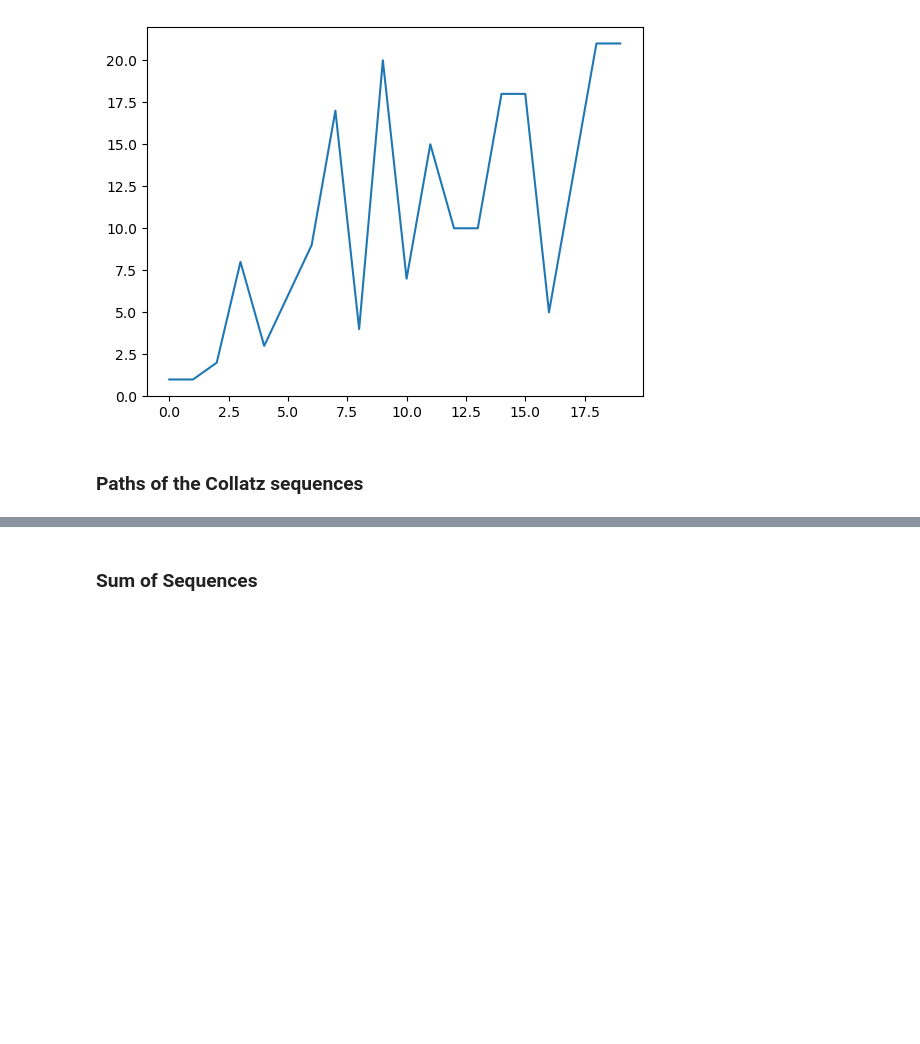
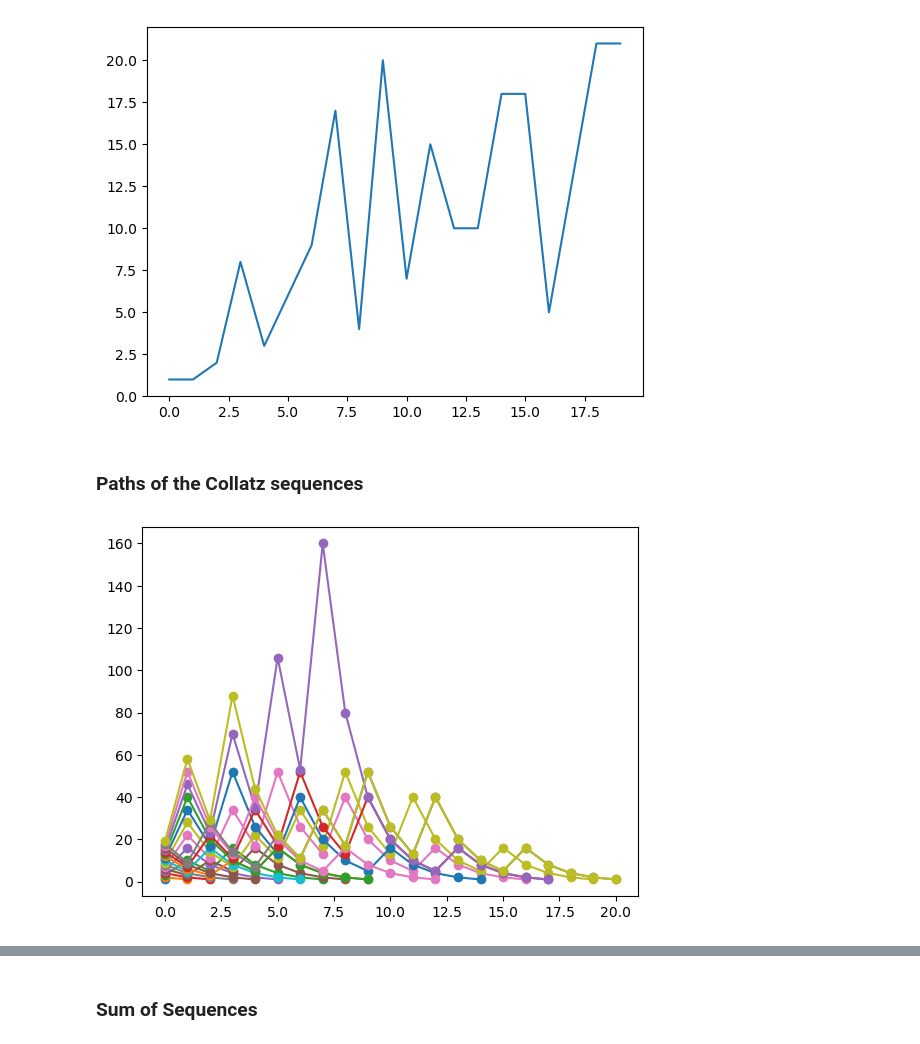
Before and after one commit to ayuram/collatz-conjecture, a Jupyter notebook: main.ipynb, the cells around one changed output, grey strips where cells are left out. Saved outputs shown, nothing was run; the diff lists cells and outputs as text; code cells hidden in the pictures; blank space fills up the shorter version.

```diff
--- a/main.ipynb
+++ b/main.ipynb
@@ -45,6 +45,16 @@ plt.show()
 [figure]
 # %% [markdown]
 ### Paths of the Collatz sequences
+# %%
+import matplotlib.pyplot as plt
+from tqdm import tqdm
+
+for i in tqdm(range(1, SCOPE)):
+    # mark each dot with 'o' and lines connecting them
+    plt.plot(sequences[i], 'o-', label=f'n={i}')
+plt.show()
+# %% [output]
+[figure, added]
 # %%
 import matplotlib.pyplot as plt
 from tqdm import tqdm
```
Also changed, not shown: parts of 6 cells of this notebook.
